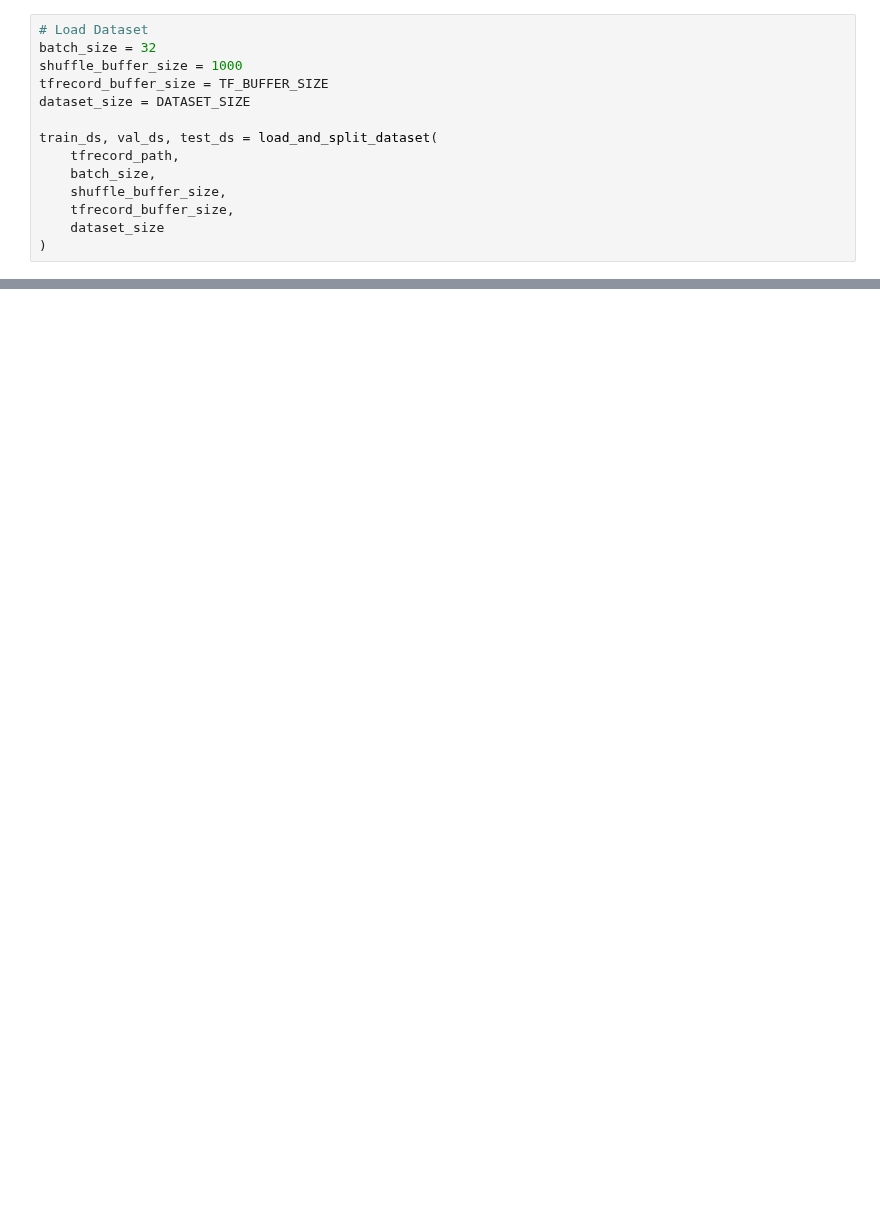
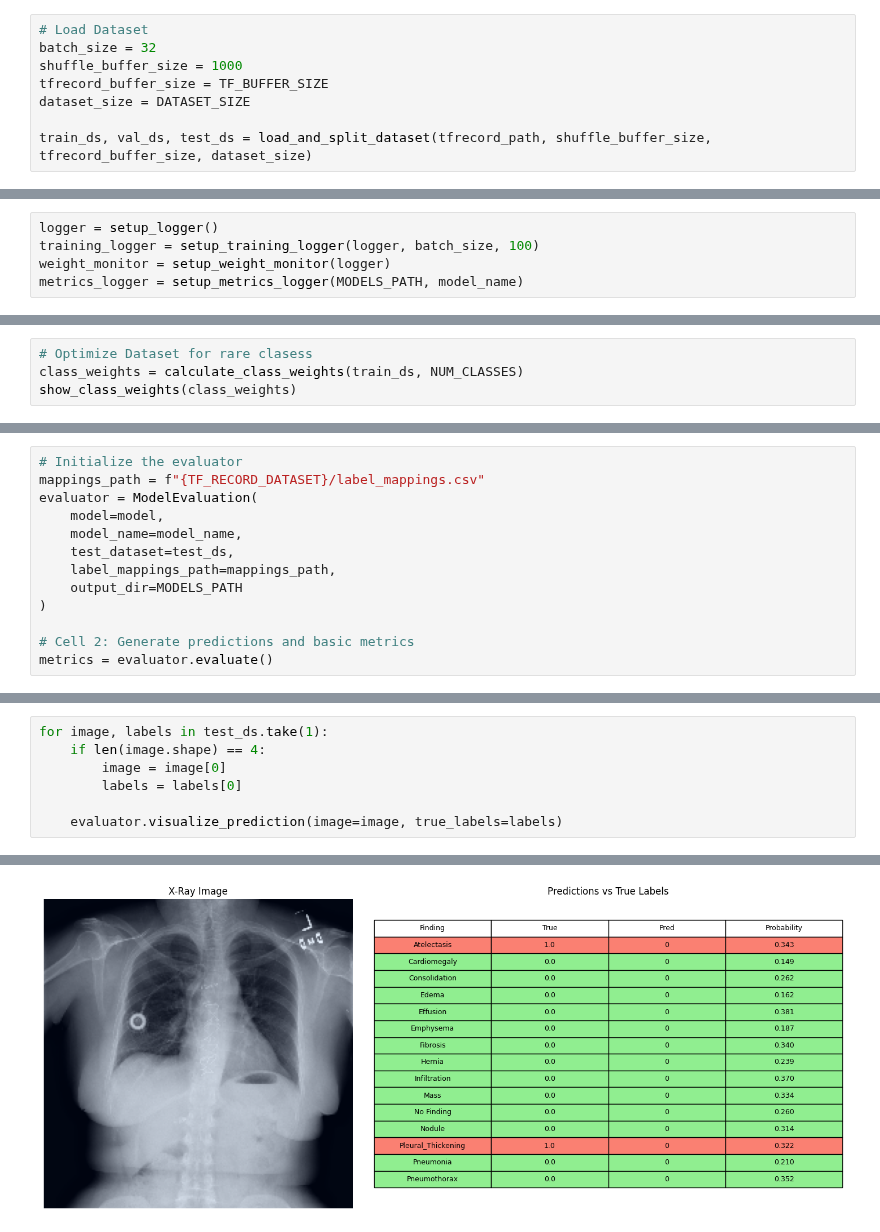
Before and after one commit to Argonus/codebook, a Jupyter notebook: studies/bachelor-thesis/notebooks/ModelTraining.ipynb, the cells around one changed output, grey strips where cells are left out. Drawn from its saved outputs; the diff is of its cells as text; blank space fills up the shorter version.

Commit message:
[BT] Metrics Logging, Fixed lables and num classes

```diff
--- a/studies/bachelor-thesis/notebooks/ModelTraining.ipynb
+++ b/studies/bachelor-thesis/notebooks/ModelTraining.ipynb
@@ -26,10 +32,4 @@ shuffle_buffer_size = 1000
 tfrecord_buffer_size = TF_BUFFER_SIZE
 dataset_size = DATASET_SIZE
 
-train_ds, val_ds, test_ds = load_and_split_dataset(
-    tfrecord_path,
-    batch_size,
-    shuffle_buffer_size,
-    tfrecord_buffer_size,
-    dataset_size
-)
+train_ds, val_ds, test_ds = load_and_split_dataset(tfrecord_path, shuffle_buffer_size, tfrecord_buffer_size, dataset_size)
@@ -36 +41,6 @@ train_ds, val_ds, test_ds = load_and_split_dataset(
+# %%
+logger = setup_logger()
+training_logger = setup_training_logger(logger, batch_size, 100)
+weight_monitor = setup_weight_monitor(logger)
+metrics_logger = setup_metrics_logger(MODELS_PATH, model_name)
 # %%
@@ -124,0 +58,4 @@ model = build_densenet121(num_classes)
+# %%
+# Optimize Dataset for rare clasess
+class_weights = calculate_class_weights(train_ds, NUM_CLASSES)
+show_class_weights(class_weights)
@@ -155,0 +184,13 @@ history = model.fit(
+# %%
+# Initialize the evaluator
+mappings_path = f"{TF_RECORD_DATASET}/label_mappings.csv"
+evaluator = ModelEvaluation(
+    model=model,
+    model_name=model_name,
+    test_dataset=test_ds,
+    label_mappings_path=mappings_path,
+    output_dir=MODELS_PATH
+)
+
+# Cell 2: Generate predictions and basic metrics
+metrics = evaluator.evaluate()
@@ -155,0 +240,8 @@ history = model.fit(
+# %%
+for image, labels in test_ds.take(1):
+    if len(image.shape) == 4:
+        image = image[0]
+        labels = labels[0]
+
+    evaluator.visualize_prediction(image=image, true_labels=labels)
+# %% [output]
@@ -155,0 +250 @@ history = model.fit(
+[figure, added]
```
Also changed, not shown: parts of 10 cells of this notebook, 9 other files.
